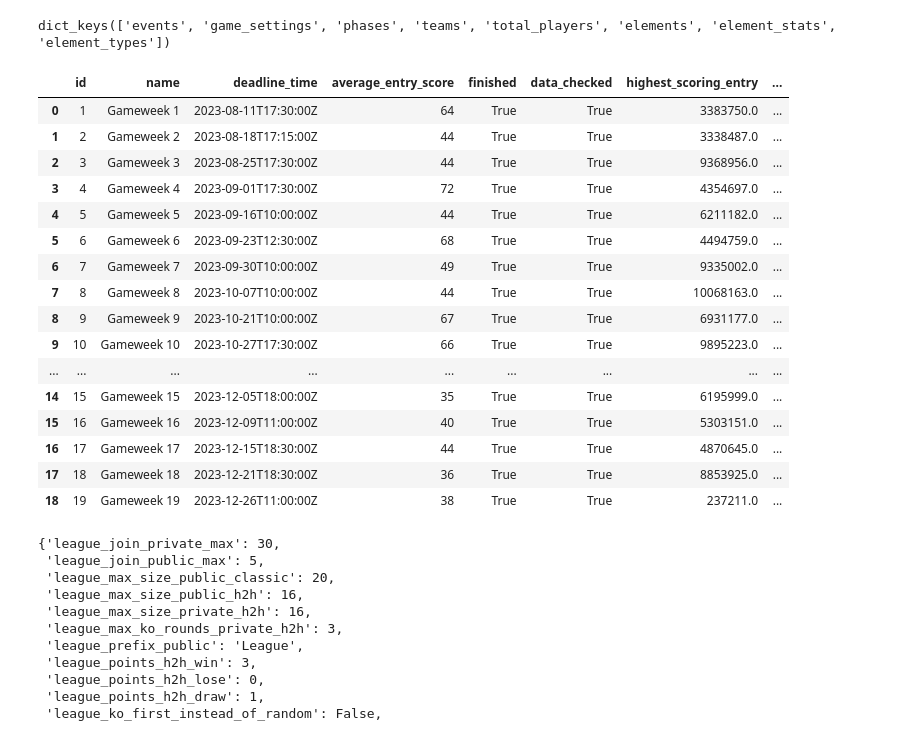
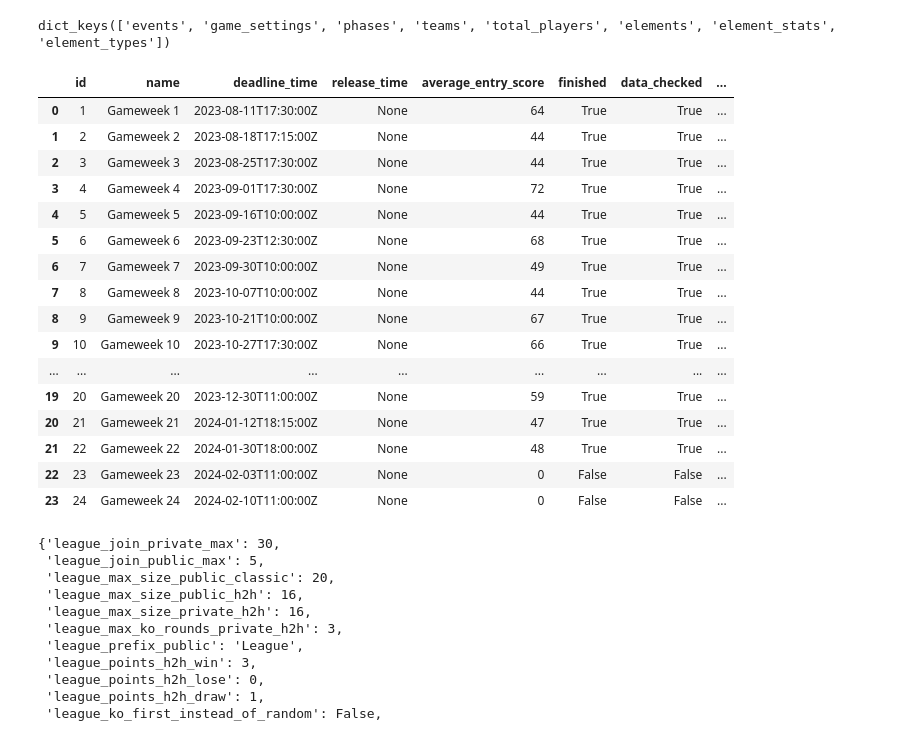
Before and after one commit to AbanoubYounan/FPL-Top-Managers-Behavior-Analysis, a Jupyter notebook: FPL Top Managers Behavior Analysis.ipynb, the cells around one changed output. Cells and saved outputs as stored; diff of their text form; code cells hidden in the pictures.

Commit message:
Update Data for GW22

```diff
--- a/FPL Top Managers Behavior Analysis.ipynb
+++ b/FPL Top Managers Behavior Analysis.ipynb
@@ -20,25 +20,25 @@ parse_json.keys()
 dict_keys(['events', 'game_settings', 'phases', 'teams', 'total_players', 'elements', 'element_stats', 'element_types'])
 # %%
 events = pd.DataFrame.from_dict(parse_json['events'])
-events.head(19)
+events.head(24)
 # %% [output]
-|  | id | name | deadline_time | average_entry_score | finished | data_checked | highest_scoring_entry | ... |
-| 0 | 1 | Gameweek 1 | 2023-08-11T17:30:00Z | 64 | True | True | 3383750.0 | ... |
-| 1 | 2 | Gameweek 2 | 2023-08-18T17:15:00Z | 44 | True | True | 3338487.0 | ... |
-| 2 | 3 | Gameweek 3 | 2023-08-25T17:30:00Z | 44 | True | True | 9368956.0 | ... |
-| 3 | 4 | Gameweek 4 | 2023-09-01T17:30:00Z | 72 | True | True | 4354697.0 | ... |
-| 4 | 5 | Gameweek 5 | 2023-09-16T10:00:00Z | 44 | True | True | 6211182.0 | ... |
-| 5 | 6 | Gameweek 6 | 2023-09-23T12:30:00Z | 68 | True | True | 4494759.0 | ... |
-| 6 | 7 | Gameweek 7 | 2023-09-30T10:00:00Z | 49 | True | True | 9335002.0 | ... |
-| 7 | 8 | Gameweek 8 | 2023-10-07T10:00:00Z | 44 | True | True | 10068163.0 | ... |
-| 8 | 9 | Gameweek 9 | 2023-10-21T10:00:00Z | 67 | True | True | 6931177.0 | ... |
-| 9 | 10 | Gameweek 10 | 2023-10-27T17:30:00Z | 66 | True | True | 9895223.0 | ... |
+|  | id | name | deadline_time | release_time | average_entry_score | finished | data_checked | ... |
+| 0 | 1 | Gameweek 1 | 2023-08-11T17:30:00Z | None | 64 | True | True | ... |
+| 1 | 2 | Gameweek 2 | 2023-08-18T17:15:00Z | None | 44 | True | True | ... |
+| 2 | 3 | Gameweek 3 | 2023-08-25T17:30:00Z | None | 44 | True | True | ... |
+| 3 | 4 | Gameweek 4 | 2023-09-01T17:30:00Z | None | 72 | True | True | ... |
+| 4 | 5 | Gameweek 5 | 2023-09-16T10:00:00Z | None | 44 | True | True | ... |
+| 5 | 6 | Gameweek 6 | 2023-09-23T12:30:00Z | None | 68 | True | True | ... |
+| 6 | 7 | Gameweek 7 | 2023-09-30T10:00:00Z | None | 49 | True | True | ... |
+| 7 | 8 | Gameweek 8 | 2023-10-07T10:00:00Z | None | 44 | True | True | ... |
+| 8 | 9 | Gameweek 9 | 2023-10-21T10:00:00Z | None | 67 | True | True | ... |
+| 9 | 10 | Gameweek 10 | 2023-10-27T17:30:00Z | None | 66 | True | True | ... |
 | ... | ... | ... | ... | ... | ... | ... | ... | ... |
-| 14 | 15 | Gameweek 15 | 2023-12-05T18:00:00Z | 35 | True | True | 6195999.0 | ... |
-| 15 | 16 | Gameweek 16 | 2023-12-09T11:00:00Z | 40 | True | True | 5303151.0 | ... |
-| 16 | 17 | Gameweek 17 | 2023-12-15T18:30:00Z | 44 | True | True | 4870645.0 | ... |
-| 17 | 18 | Gameweek 18 | 2023-12-21T18:30:00Z | 36 | True | True | 8853925.0 | ... |
-| 18 | 19 | Gameweek 19 | 2023-12-26T11:00:00Z | 38 | True | True | 237211.0 | ... |
+| 19 | 20 | Gameweek 20 | 2023-12-30T11:00:00Z | None | 59 | True | True | ... |
+| 20 | 21 | Gameweek 21 | 2024-01-12T18:15:00Z | None | 47 | True | True | ... |
+| 21 | 22 | Gameweek 22 | 2024-01-30T18:00:00Z | None | 48 | True | True | ... |
+| 22 | 23 | Gameweek 23 | 2024-02-03T11:00:00Z | None | 0 | False | False | ... |
+| 23 | 24 | Gameweek 24 | 2024-02-10T11:00:00Z | None | 0 | False | False | ... |
 # %%
 parse_json['game_settings']
 # %% [output]
```
Also changed, not shown: parts of 38 cells of this notebook, 1 other file.
